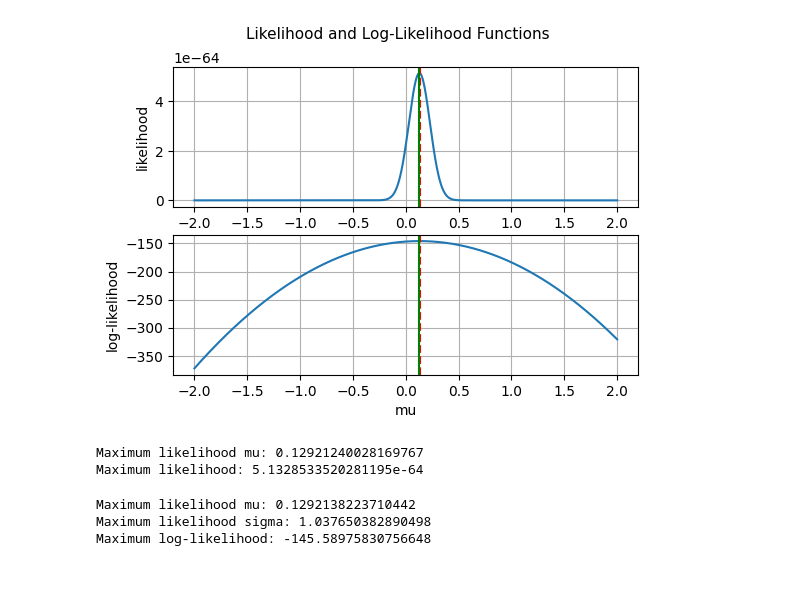
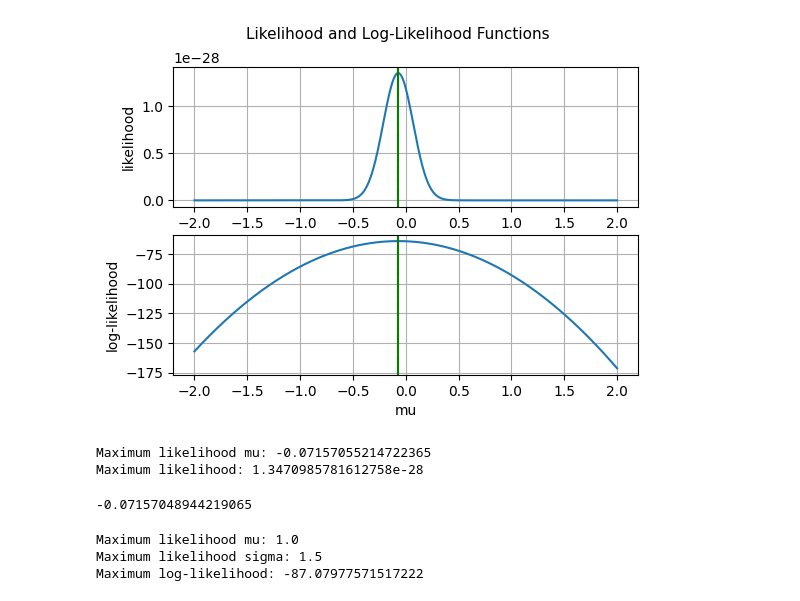
Before and after one commit to ntpuccw/InClassCoding, a Jupyter notebook: gar1015.ipynb, the cells around one changed output. Saved outputs shown, nothing was run; the diff lists cells and outputs as text; code cells hidden in the pictures.

```diff
--- a/gar1015.ipynb
+++ b/gar1015.ipynb
@@ -5,23 +6,33 @@ from scipy.stats import norm
 # %%
 # create a likelihood function for a normal distribution with known variance
 def likelihood(x, mu):
+    '''
+    Likelihood function for a normal distribution with known variance
+    Inputs:
+    x : array-like, observed data
+    mu : float, mean of the normal distribution
+    Outputs:
+    likelihood : float, product of the probabilities of observing the data given mu
+    '''
     return np.prod(norm.pdf(x, loc=mu, scale=1))
 
 # create a log-likelihood function for a normal distribution with known variance
 def log_likelihood(x, mu):
+    '''
+    Log-likelihood function for a normal distribution with known variance
+    Inputs:
+    x : array-like, observed data
+    mu : float, mean of the normal distribution
+    Outputs:
+    log_likelihood : float, sum of the log probabilities of observing the data given mu
+    '''
     return np.sum(norm.logpdf(x, loc=mu, scale=1))  # use logpdf for numerical stability
-# create a range of mu values
-mu_values = np.linspace(-5, 5, 100)
 # %%
 # generate n samples from a Gaussian distribution
-import numpy as np
-import matplotlib.pyplot as plt
-from scipy.stats import norm
-
 # Set parameters
 mu = 0      # mean
 sigma = 1   # standard deviation
-n = 100    # number of samples
+n = 50    # number of samples
 
 # Generate samples
 x = norm.rvs(loc=mu, scale=sigma, size=n)
@@ -33,37 +44,36 @@ likelihood_values = [likelihood(x, mu) for mu in mu_values]
 log_likelihood_values = [log_likelihood(x, mu) for mu in mu_values]
 
 # plot the likelihood function and log-likelihood function in a 1x2 subplot
 
 fig, ax = plt.subplots(nrows=2, ncols=1, figsize=(6, 4))
 
 ax[0].plot(mu_values, likelihood_values)
 # add super title
 fig.suptitle('Likelihood and Log-Likelihood Functions', fontsize=11)
 
 ax[0].set_xlabel('mu')
 ax[0].set_ylabel('likelihood')
 ax[0].grid()
 # add verticle line at the maximum of the likelihood function
 max_likelihood_mu = mu_values[np.argmax(likelihood_values)]
 ax[0].axvline(x=max_likelihood_mu, color='r', linestyle='--')
 # add verticle line at the mean of the samples
 ax[0].axvline(x=np.mean(x), color='g', linestyle='-')
 
 ax[1].plot(mu_values, log_likelihood_values)
 ax[1].set_xlabel('mu')
 ax[1].set_ylabel('log-likelihood')
 ax[1].grid()
 # add verticle line at the maximum of the log-likelihood function
 max_log_likelihood_mu = mu_values[np.argmax(log_likelihood_values)]
 ax[1].axvline(x=max_log_likelihood_mu, color='r', linestyle='--')
 # add verticle line at the mean of the samples
 ax[1].axvline(x=np.mean(x), color='g', linestyle='-')
 plt.show()
 # %% [output]
-[figure, old version]
+[figure, new version]
 # %%
 # compute the maximum of likeluhood(x, mu) by algorithm
-from scipy.optimize import minimize_scalar
 
 L = lambda mu: -likelihood(x, mu)  # we minimize the negative likelihood
 res = minimize_scalar(L, bounds=(-2, 2), method='bounded')
@@ -72,8 +82,12 @@ max_likelihood = likelihood(x, max_likelihood_mu)
 print(f"Maximum likelihood mu: {max_likelihood_mu}")
 print(f"Maximum likelihood: {max_likelihood}")
 # %% [output]
-Maximum likelihood mu: 0.12921240028169767
-Maximum likelihood: 5.1328533520281195e-64
+Maximum likelihood mu: -0.07157055214722365
+Maximum likelihood: 1.3470985781612758e-28
+# %%
+print(x.mean())
+# %% [output]
+-0.07157048944219065
 # %%
 # create a likelihood function for a normal distribution with unknown mean and variance
 def likelihood_two(x, mu, sigma):
@@ -89,7 +102,7 @@ mu_values = np.linspace(-5, 5, 100)
 from scipy.optimize import minimize
 
 L = lambda params: -log_likelihood_two(x, *params)  # we minimize the negative log-likelihood
-res = minimize(L, x0=[0, 1], bounds=[(-2, 2), (0, 2)])
+res = minimize(L, x0=[1, 1.5], bounds=[(-2, 2), (0, 2)])
 max_likelihood_mu = res.x[0]
 max_likelihood_sigma = res.x[1]
 # max_likelihood = res.fun
@@ -98,9 +111,9 @@ print(f"Maximum likelihood mu: {max_likelihood_mu}")
 print(f"Maximum likelihood sigma: {max_likelihood_sigma}")
 print(f"Maximum log-likelihood: {log_max_likelihood}")
 # %% [output]
-Maximum likelihood mu: 0.1292138223710442
-Maximum likelihood sigma: 1.037650382890498
-Maximum log-likelihood: -145.58975830756648
+Maximum likelihood mu: 1.0
+Maximum likelihood sigma: 1.5
+Maximum log-likelihood: -87.07977571517222
 # %%
 print(res)
 # %% [output]
```
Also changed, not shown: parts of 4 cells of this notebook.
